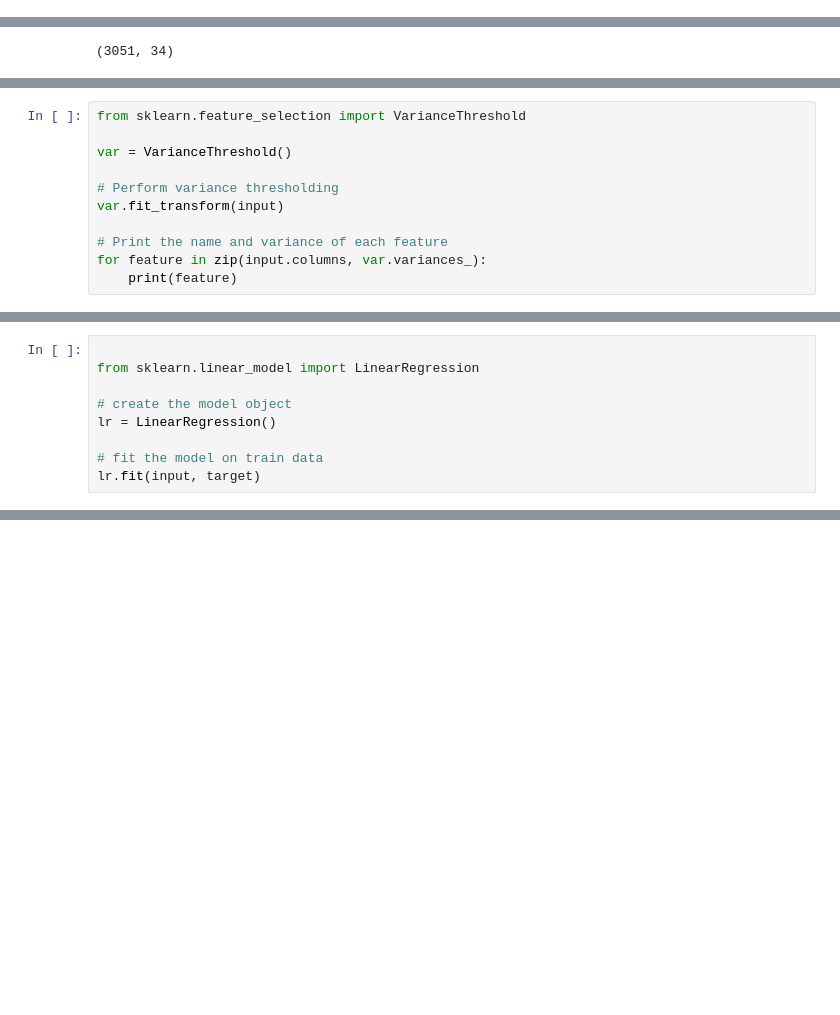
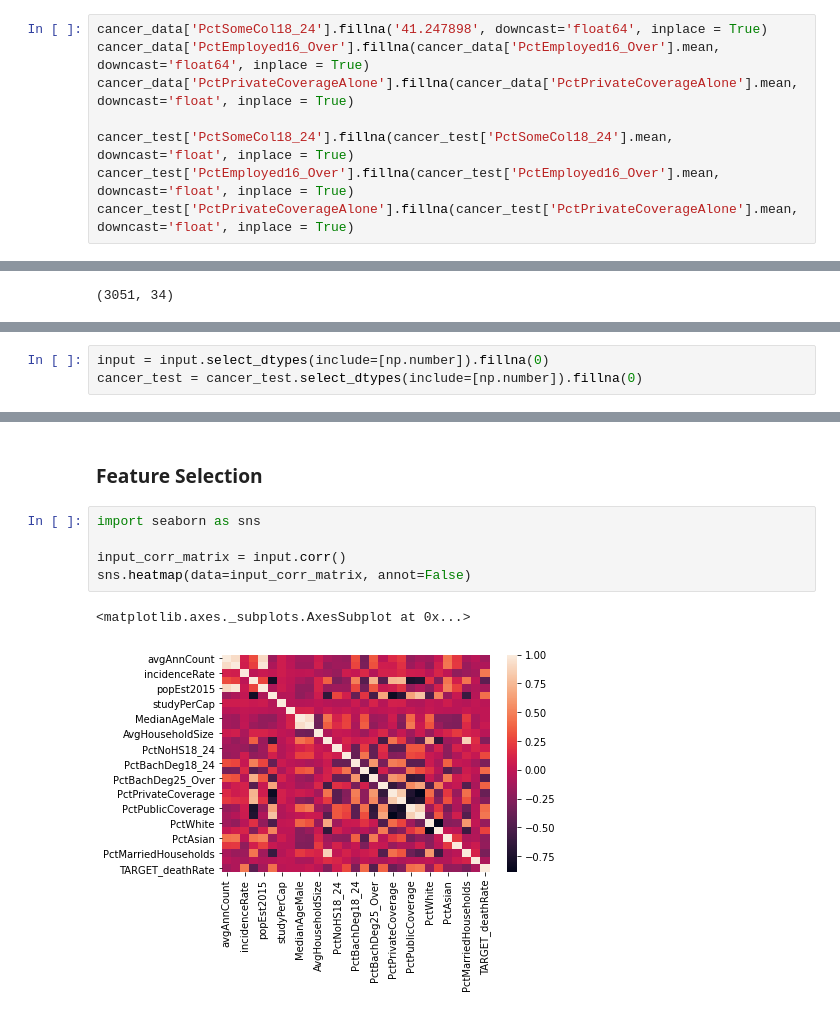
Before and after one commit to mayankjamindaruk/Machine_Learning_Bootcamp, a Jupyter notebook: USA_Cancer_Prediction_Model.ipynb, the cells around one changed output, grey strips where cells are left out. Drawn from its saved outputs; the diff is of its cells as text; blank space fills up the shorter version.

```diff
--- a/USA_Cancer_Prediction_Model.ipynb
+++ b/USA_Cancer_Prediction_Model.ipynb
@@ -120,0 +234,8 @@ dtype: int64
+# %%
+cancer_data['PctSomeCol18_24'].fillna('41.247898', downcast='float64', inplace = True)
+cancer_data['PctEmployed16_Over'].fillna(cancer_data['PctEmployed16_Over'].mean, downcast='float64', inplace = True)
+cancer_data['PctPrivateCoverageAlone'].fillna(cancer_data['PctPrivateCoverageAlone'].mean, downcast='float', inplace = True)
+
+cancer_test['PctSomeCol18_24'].fillna(cancer_test['PctSomeCol18_24'].mean, downcast='float', inplace = True)
+cancer_test['PctEmployed16_Over'].fillna(cancer_test['PctEmployed16_Over'].mean, downcast='float', inplace = True)
+cancer_test['PctPrivateCoverageAlone'].fillna(cancer_test['PctPrivateCoverageAlone'].mean, downcast='float', inplace = True)
@@ -154,12 +327 @@ BirthRate                  float64
 dtype: object
-# %%
-from sklearn.feature_selection import VarianceThreshold
-
-var = VarianceThreshold()
-
-# Perform variance thresholding
-var.fit_transform(input)
-
-# Print the name and variance of each feature
-for feature in zip(input.columns, var.variances_):
-    print(feature)
@@ -280,9 +327,0 @@ dtype('float64')
-# %%
-
-from sklearn.linear_model import LinearRegression
-
-# create the model object
-lr = LinearRegression()
-
-# fit the model on train data
-lr.fit(input, target)
@@ -325,0 +328,3 @@ numpy.savetxt("cancer.csv", lr_df, delimiter=",")
+# %%
+input = input.select_dtypes(include=[np.number]).fillna(0)
+cancer_test = cancer_test.select_dtypes(include=[np.number]).fillna(0)
@@ -325,0 +387,10 @@ numpy.savetxt("cancer.csv", lr_df, delimiter=",")
+# %% [markdown]
+### Feature Selection
+# %%
+import seaborn as sns
+
+input_corr_matrix = input.corr()
+sns.heatmap(data=input_corr_matrix, annot=False)
+# %% [output]
+<matplotlib.axes._subplots.AxesSubplot at 0x...>
+[figure, added]
```
Also changed, not shown: parts of 78 cells of this notebook.
